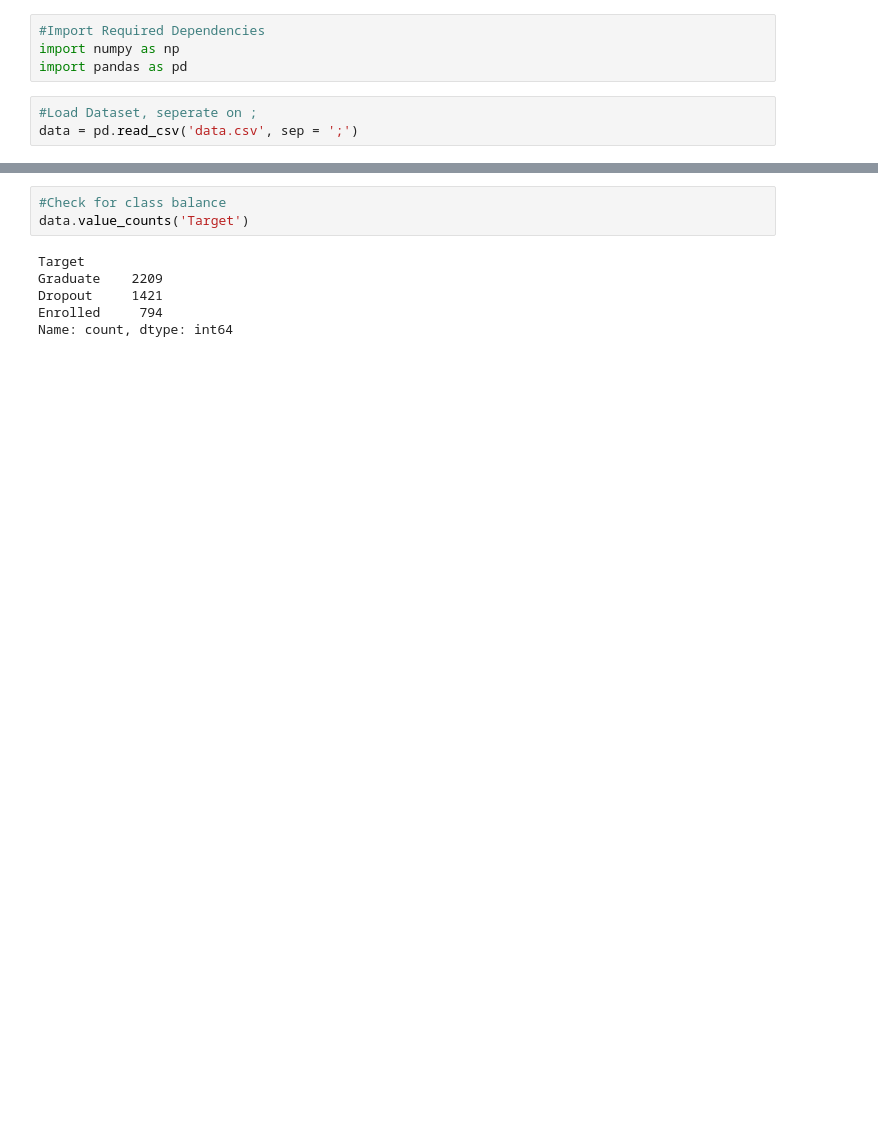
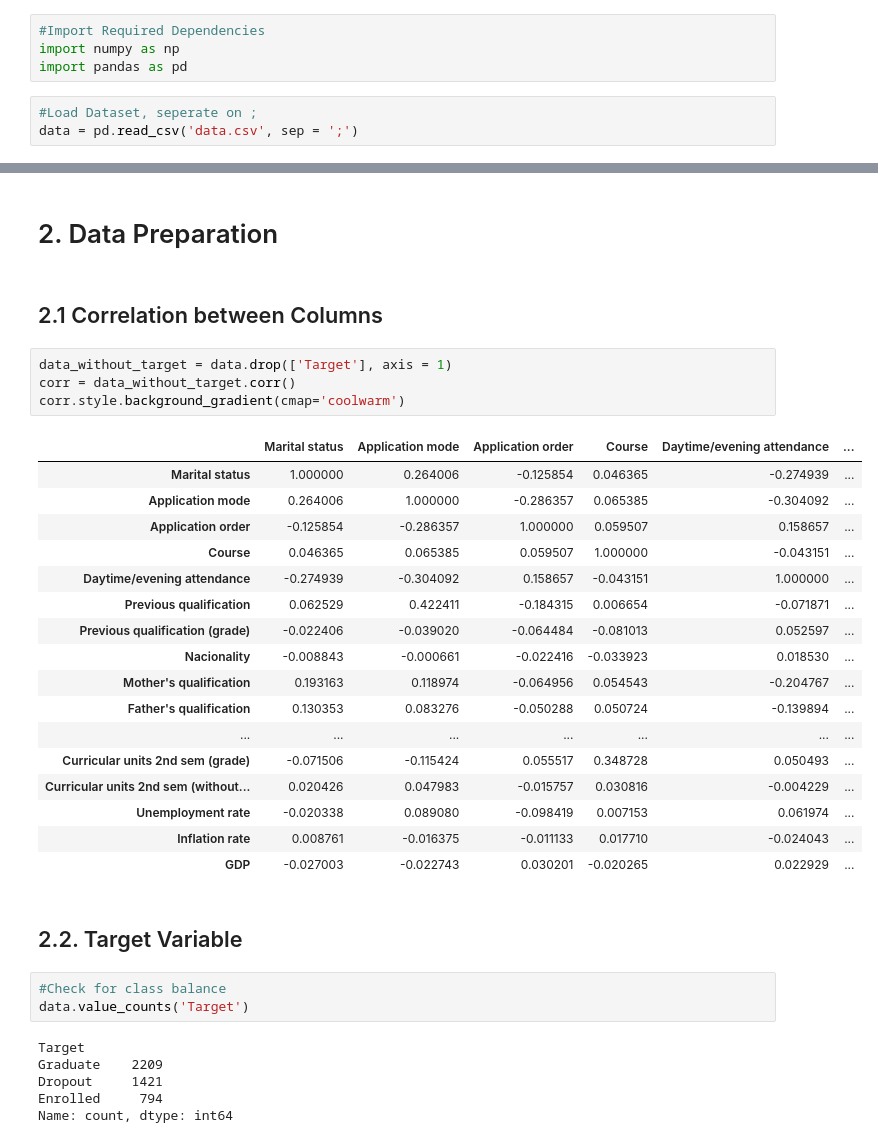
Before and after one commit to toschka123/Student_Dropout, a Jupyter notebook: ML_Project.ipynb, the cells around one changed output, grey strips where cells are left out. Saved outputs shown, nothing was run; the diff lists cells and outputs as text; blank space fills up the shorter version.

```diff
--- a/ML_Project.ipynb
+++ b/ML_Project.ipynb
@@ -25,3 +18,31 @@ data
+# %% [markdown]
+# 2. Data Preparation
+# %% [markdown]
+## 2.1 Correlation between Columns
+# %%
+data_without_target = data.drop(['Target'], axis = 1)
+corr = data_without_target.corr()
+corr.style.background_gradient(cmap='coolwarm')
+# %% [output]
+|  | Marital status | Application mode | Application order | Course | Daytime/evening attendance | ... |
+| Marital status | 1.000000 | 0.264006 | -0.125854 | 0.046365 | -0.274939 | ... |
+| Application mode | 0.264006 | 1.000000 | -0.286357 | 0.065385 | -0.304092 | ... |
+| Application order | -0.125854 | -0.286357 | 1.000000 | 0.059507 | 0.158657 | ... |
+| Course | 0.046365 | 0.065385 | 0.059507 | 1.000000 | -0.043151 | ... |
+| Daytime/evening attendance | -0.274939 | -0.304092 | 0.158657 | -0.043151 | 1.000000 | ... |
+| Previous qualification | 0.062529 | 0.422411 | -0.184315 | 0.006654 | -0.071871 | ... |
+| Previous qualification (grade) | -0.022406 | -0.039020 | -0.064484 | -0.081013 | 0.052597 | ... |
+| Nacionality | -0.008843 | -0.000661 | -0.022416 | -0.033923 | 0.018530 | ... |
+| Mother's qualification | 0.193163 | 0.118974 | -0.064956 | 0.054543 | -0.204767 | ... |
+| Father's qualification | 0.130353 | 0.083276 | -0.050288 | 0.050724 | -0.139894 | ... |
+| ... | ... | ... | ... | ... | ... | ... |
+| Curricular units 2nd sem (grade) | -0.071506 | -0.115424 | 0.055517 | 0.348728 | 0.050493 | ... |
+| Curricular units 2nd sem (without... | 0.020426 | 0.047983 | -0.015757 | 0.030816 | -0.004229 | ... |
+| Unemployment rate | -0.020338 | 0.089080 | -0.098419 | 0.007153 | 0.061974 | ... |
+| Inflation rate | 0.008761 | -0.016375 | -0.011133 | 0.017710 | -0.024043 | ... |
+| GDP | -0.027003 | -0.022743 | 0.030201 | -0.020265 | 0.022929 | ... |
+# %% [markdown]
+## 2.2. Target Variable
 # %%
 #Check for class balance
 data.value_counts('Target')
```
Also changed, not shown: parts of 2 cells of this notebook.
